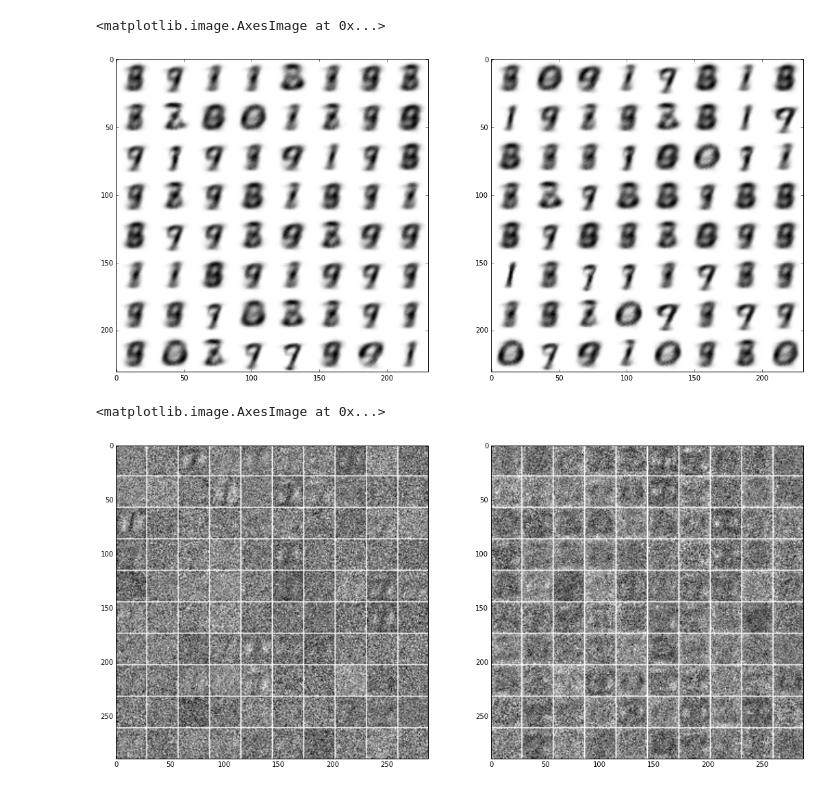
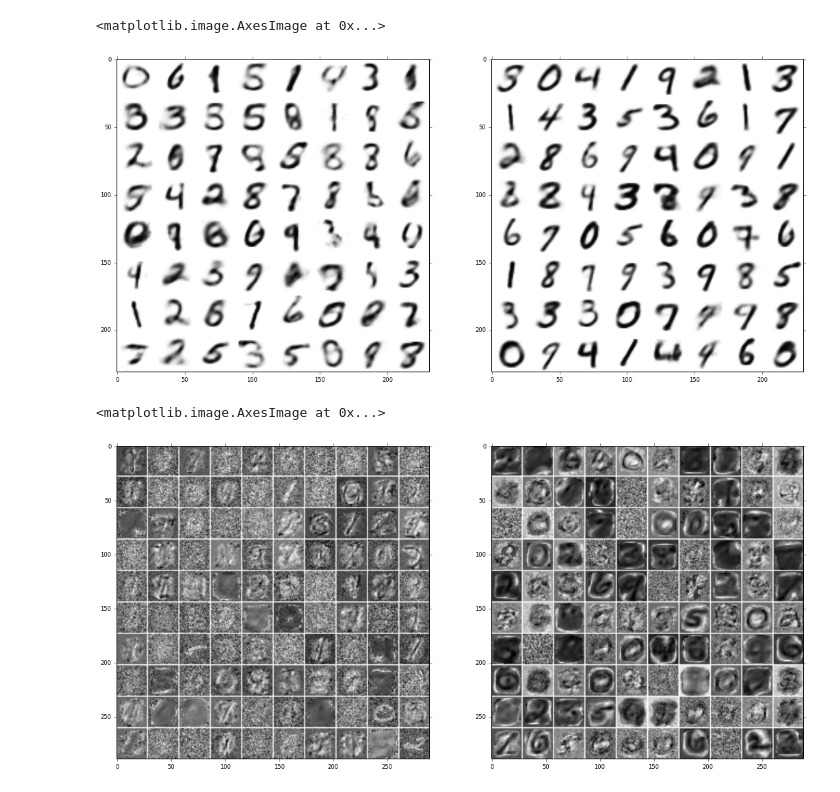
Before and after one commit to breze-no-salt/breze, a Jupyter notebook: notebooks/vae/Variational AE.ipynb, the cells around one changed output. Saved outputs shown, nothing was run; the diff lists cells and outputs as text; code cells hidden in the pictures.

```diff
--- a/notebooks/vae/Variational AE.ipynb
+++ b/notebooks/vae/Variational AE.ipynb
@@ -19,6 +23,6 @@ import numpy as np
 %matplotlib inline
 # %%
-datafile = 'mnist.pkl.gz'
+datafile = '../mnist.pkl.gz'
 # Load data.
 
 with gzip.open(datafile,'rb') as f:
@@ -38,11 +50,21 @@ X, Z, VX, VZ, TX, TZ = [cast_array_to_local_type(i) for i in (X, Z, VX,VZ, TX, T
 # %%
 reload(vae)
 batch_size = 200
-optimizer = 'rmsprop', {'steprate': 1e-4, 'decay': .95, 'offset': 1e-6}
-m = vae.VariationalAutoEncoder(X.shape[1], [500, 2], [500], ['softplus'], ['softplus'], 'sigmoid', loss='bern_ces', optimizer=optimizer, batch_size=batch_size)
+#optimizer = 'rmsprop', {'step_rate': 1e-3, 'momentum': 0.95, 'decay': .95, 'offset': 1e-6}
+optimizer = 'adadelta', {'step_rate': 1, 'momentum': 0.0, 'decay': .95, 'offset': 1e-6}
+m = vae.VariationalAutoEncoder(X.shape[1], [200, 200, 200], [200, 200], ['rectifier'] * 2, ['rectifier'] * 2, 'sigmoid', loss='bern_ces', optimizer=optimizer, batch_size=batch_size)
 
-climin.initialize.randomize_normal(m.parameters.data, 0, 1e-1)
+#m.exprs['loss'] += 0.001 * (m.parameters.enc_in_to_hidden ** 2).sum() / m.exprs['inpt'].shape[0]
 
+climin.initialize.randomize_normal(m.parameters.data, 0, 1e-3)
+
+#climin.initialize.sparsify_columns(m.parameters['enc_in_to_hidden'], 15)
+#climin.initialize.sparsify_columns(m.parameters['enc_hidden_to_hidden_0'], 15)
+#climin.initialize.sparsify_columns(m.parameters['dec_hidden_to_out'], 15)
+
+f_latent_mean = m.function(['inpt'], 'latent_mean')
+f_latent_mean_var = m.function(['inpt'], 'latent_mean')
 f_sample = m.function(['sample'], 'dec_output')
 f_recons = m.function(['inpt'], 'dec_output')
+f_transform = m.function(['inpt'], 'enc_output')
 # %% [output]
@@ -50,11 +72,11 @@ f_recons = m.function(['inpt'], 'dec_output')
 # %%
-max_passes = 100
+max_passes = 250
 max_iter = max_passes * X.shape[0] / batch_size
 n_report = X.shape[0] / batch_size
 
-stop = climin.stops.after_n_iterations(max_iter)
-pause = climin.stops.modulo_n_iterations(n_report)
+stop = climin.stops.AfterNIterations(max_iter)
+pause = climin.stops.ModuloNIterations(n_report)
 
 for i, info in enumerate(m.powerfit((X,), (VX,), stop, pause)):
-    print i, info['loss']
+    print i, info['loss'], info['val_loss']
 # %% [output]
@@ -63,17 +100,19 @@ for i, info in enumerate(m.powerfit((X,), (VX,), stop, pause)):
+# %%
+m.parameters.data[...] = info['best_pars']
 # %%
 fig, axs = plt.subplots(1, 2, figsize=(18, 9))
 
-S = f_sample(np.random.randn(64, m.n_hiddens_enc[-1]))
+S = f_sample(np.random.randn(64, m.n_hiddens_enc[-1]).astype('float32'))
 img = tile_raster_images(S, image_dims, (8, 8), (1, 1))
 axs[0].imshow(img, cmap=cm.binary)
 
 R = f_recons(X[:64])
 img = tile_raster_images(R, image_dims, (8, 8), (1, 1))
 
 axs[1].imshow(img, cmap=cm.binary)
 # %% [output]
 <matplotlib.image.AxesImage at 0x...>
-[figure, old version]
+[figure, new version]
 # %%
 fig, axs = plt.subplots(1, 2, figsize=(18, 9))
 img = tile_raster_images(m.parameters['enc_in_to_hidden'].T, image_dims, (10, 10), (1, 1))
@@ -83,4 +122,4 @@ img = tile_raster_images(m.parameters['dec_hidden_to_out'], image_dims, (10, 10)
 axs[1].imshow(img, cmap=cm.binary)
 # %% [output]
 <matplotlib.image.AxesImage at 0x...>
-[figure, old version]
+[figure, new version]
```
Also changed, not shown: parts of 22 cells of this notebook.
